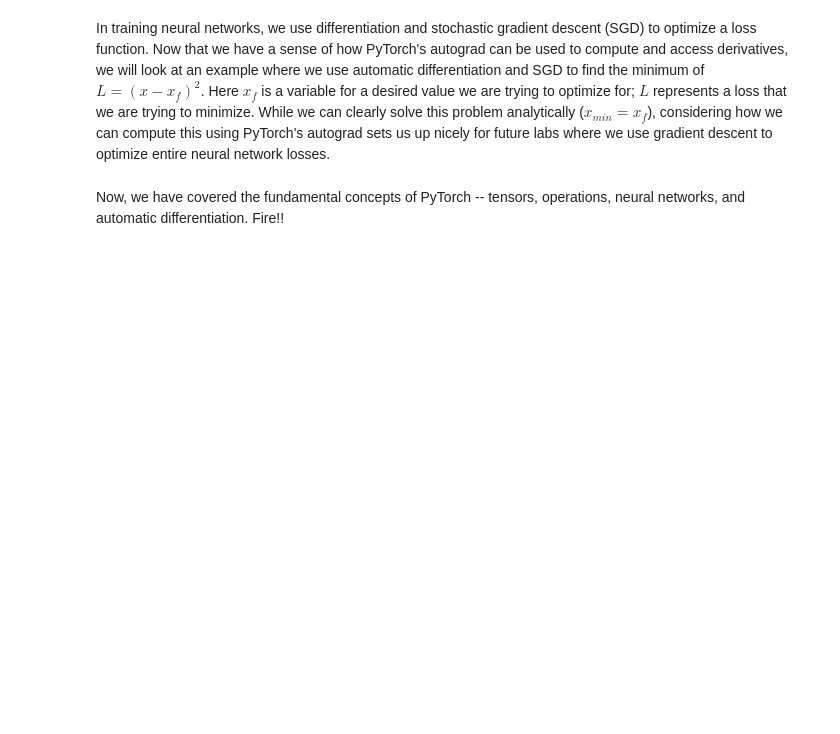
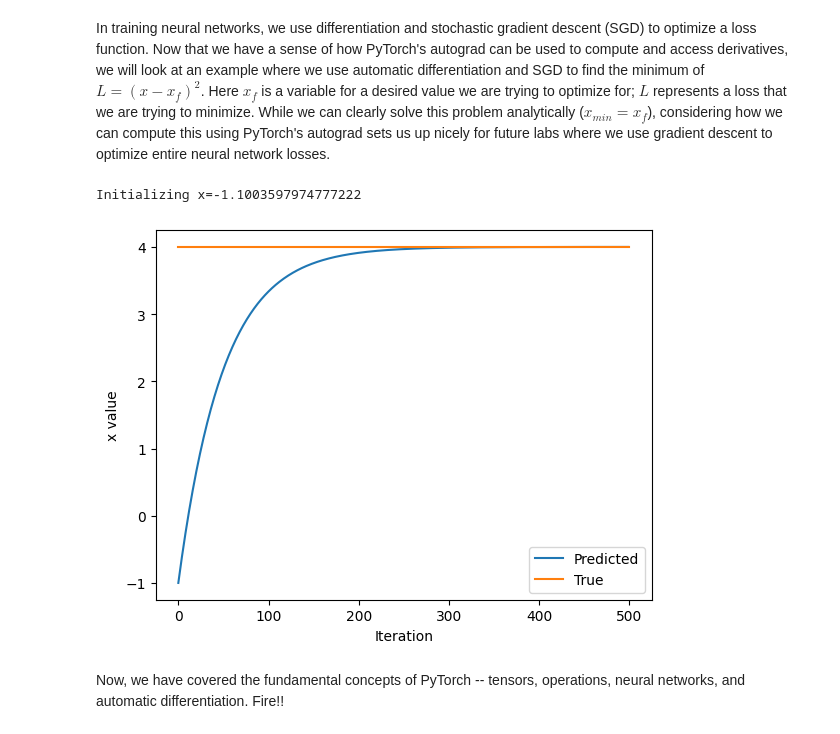
Before and after one commit to benniedtg/introtodeeplearning, a Jupyter notebook: lab1/PT_Part1_Intro.ipynb, the cells around one changed output. Cells and saved outputs as stored; diff of their text form; code cells hidden in the pictures; blank space fills up the shorter version.

```diff
--- a/lab1/PT_Part1_Intro.ipynb
+++ b/lab1/PT_Part1_Intro.ipynb
@@ -299,33 +352,36 @@ In training neural networks, we use differentiation and stochastic gradient desc
 x = torch.randn(1)
 print(f"Initializing x={x.item()}")
 
 learning_rate = 1e-2  # Learning rate
 history = []
 x_f = 4  # Target value
 
 
 # We will run gradient descent for a number of iterations. At each iteration, we compute the loss,
 #   compute the derivative of the loss with respect to x, and perform the update.
 for i in range(500):
     x = torch.tensor([x], requires_grad=True)
 
     # TODO: Compute the loss as the square of the difference between x and x_f
-    loss = # TODO
+    loss = (x - x_f) **2
 
     # Backpropagate through the loss to compute gradients
     loss.backward()
 
     # Update x with gradient descent
     x = x.item() - learning_rate * x.grad
 
     history.append(x.item())
 
 # Plot the evolution of x as we optimize toward x_f!
 plt.plot(history)
 plt.plot([0, 500], [x_f, x_f])
 plt.legend(('Predicted', 'True'))
 plt.xlabel('Iteration')
 plt.ylabel('x value')
 plt.show()
+# %% [output]
+Initializing x=-1.1003597974777222
+[figure, added]
 # %% [markdown]
 Now, we have covered the fundamental concepts of PyTorch -- tensors, operations, neural networks, and automatic differentiation. Fire!!
```
Also changed, not shown: parts of 18 cells of this notebook.
